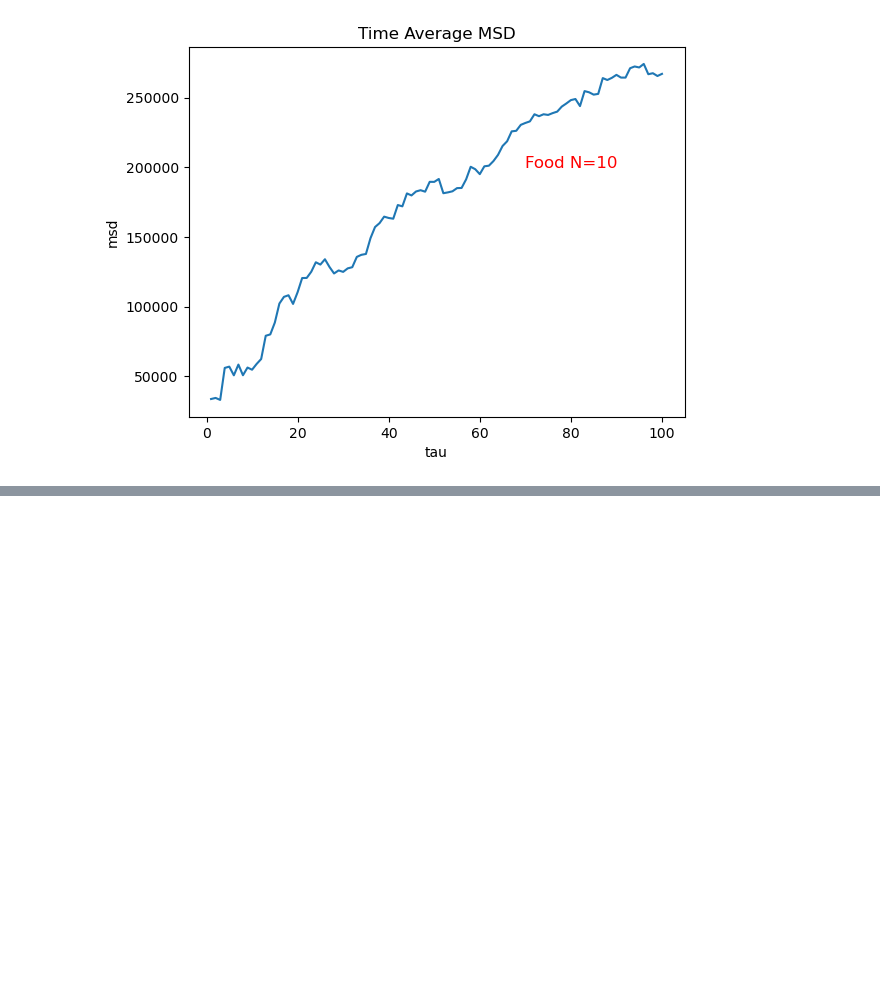
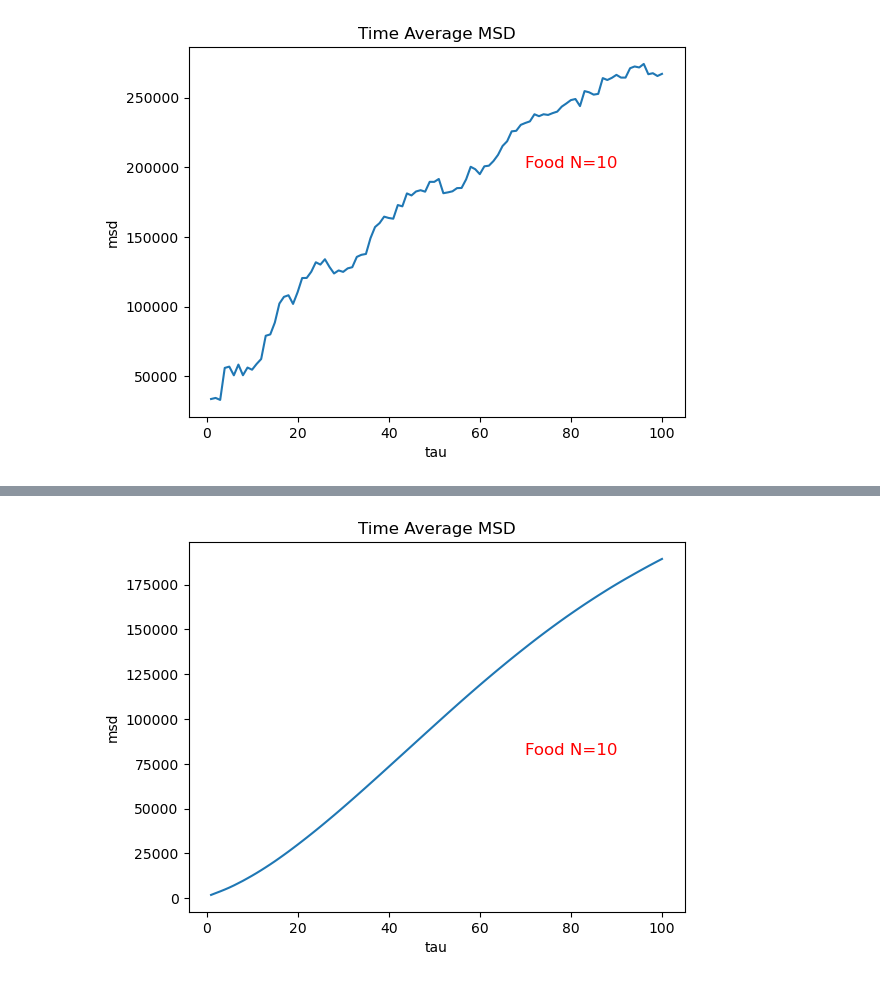
Before and after one commit to lenacochrane/behavioural-analysis, a Jupyter notebook: scripts/attraction-rig/modelling_behaviour/time_average_msd.ipynb, the cells around one changed output, grey strips where cells are left out. Cells and saved outputs as stored; diff of their text form; code cells hidden in the pictures; blank space fills up the shorter version.

```diff
--- a/scripts/attraction-rig/modelling_behaviour/time_average_msd.ipynb
+++ b/scripts/attraction-rig/modelling_behaviour/time_average_msd.ipynb
@@ -365,0 +416,4 @@ plt.show()
+# %%
+food_n10 = time_average_msd('/Volumes/lab-windingm/home/users/cochral/AttractionRig/modelling-behaviour/extract/food-2', list(range(1, 101, 1)))
+
+food_n10
@@ -365,0 +434,10 @@ plt.show()
+# %%
+sns.lineplot(data=food_n10, x='tau', y='msd')
+
+plt.title('Time Average MSD')
+
+plt.text(70, 80000, 'Food N=10', fontsize=12, color='red')
+
+plt.show()
+# %% [output]
+[figure, added]
```
Also changed, not shown: parts of 19 cells of this notebook.
